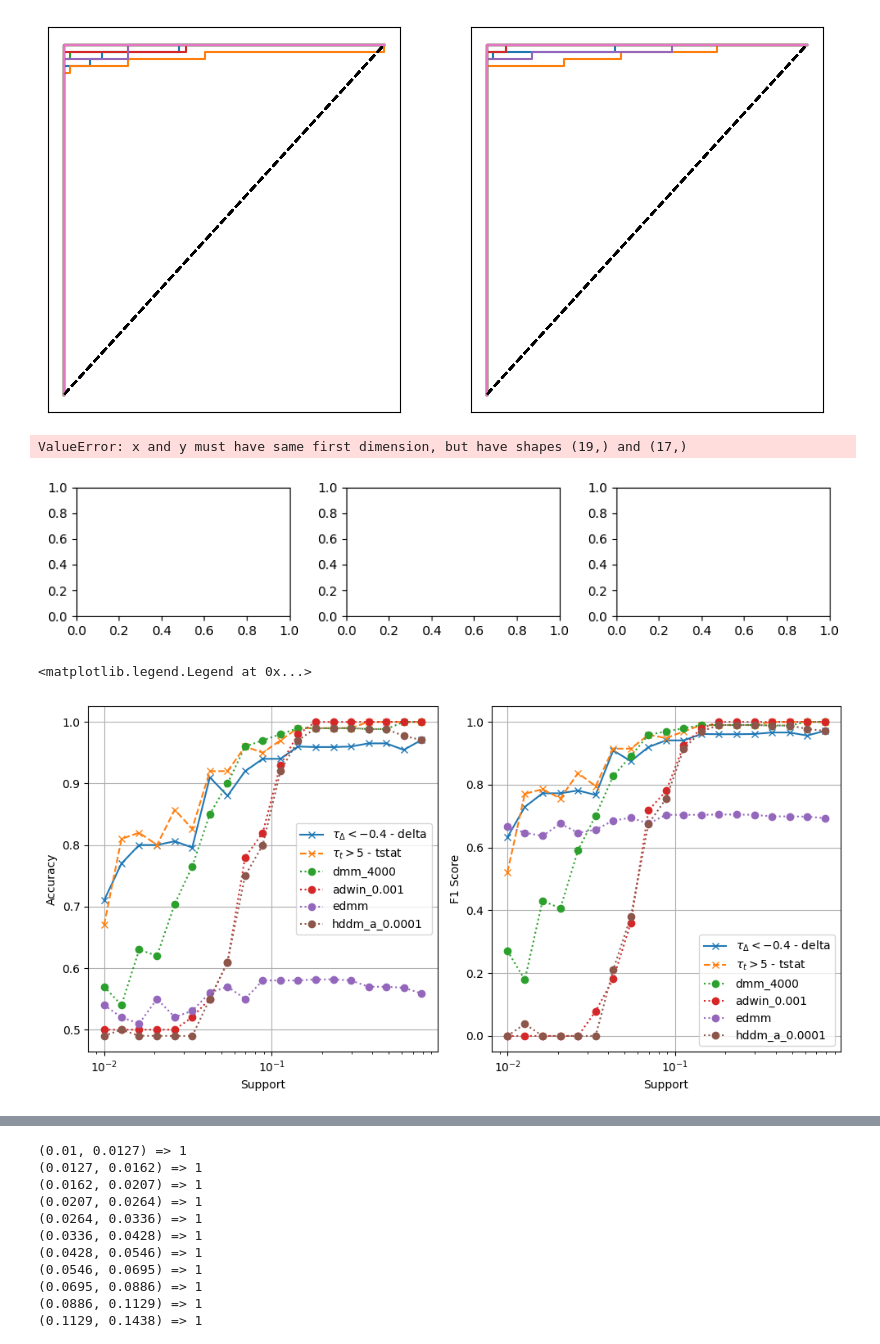
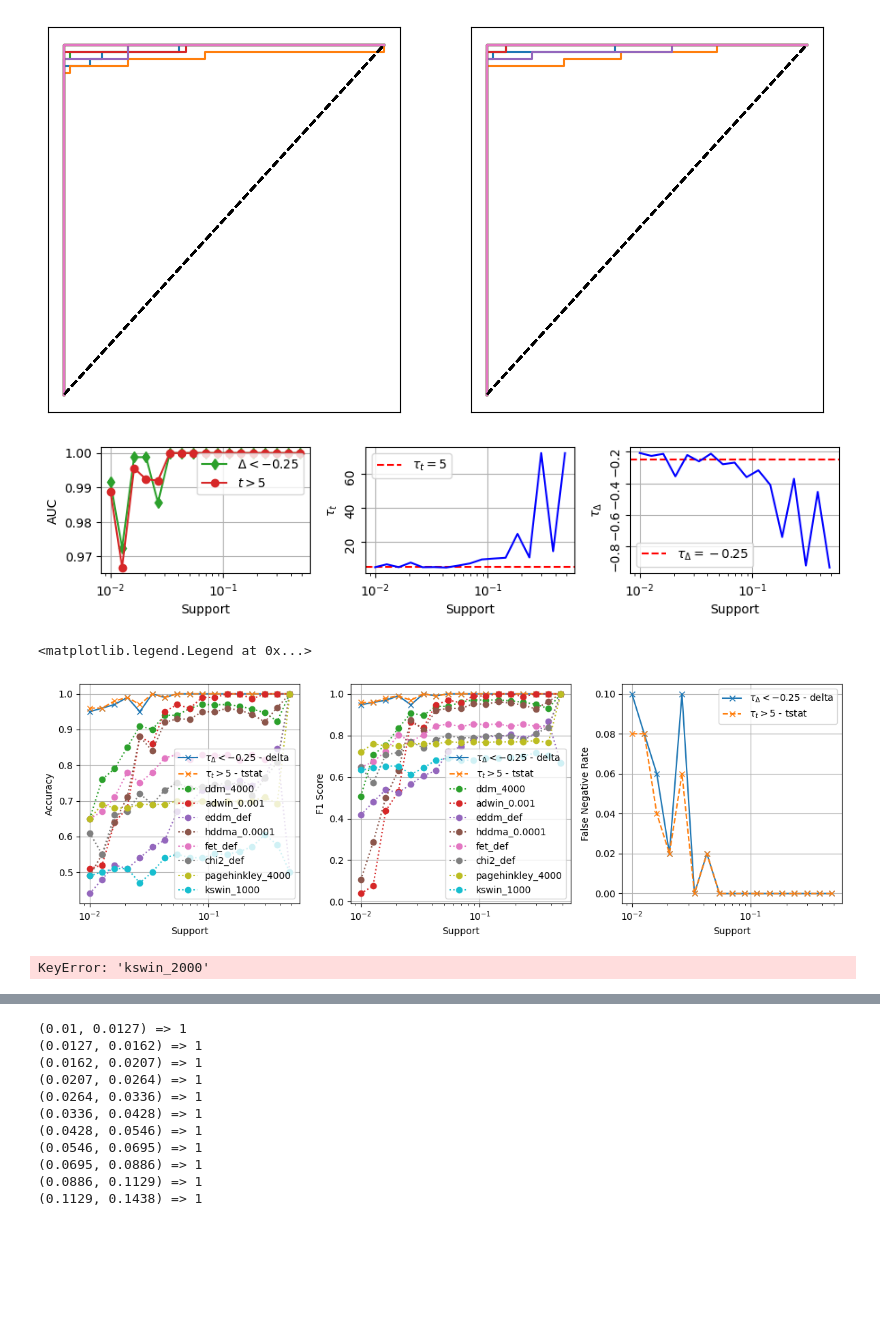
Before and after one commit to fgiobergia/DriftInspector, a Jupyter notebook: src/adult/overall.ipynb, the cells around one changed output, grey strips where cells are left out. Drawn from its saved outputs; the diff is of its cells as text; code cells hidden in the pictures; blank space fills up the shorter version.

Commit message:
updated overall plots

```diff
--- a/src/adult/overall.ipynb
+++ b/src/adult/overall.ipynb
@@ -12,7 +12,7 @@ import matplotlib.pyplot as plt
 
 from overall import load_file
 # %%
-exp_type = "adult"
+exp_type = "celeba"
 
 if exp_type == "adult":
     checkpoint = "xgb-adult"
@@ -67,14 +69,16 @@ buckets["neg"] = np.stack(buckets["neg"])
 # %%
+with open(f"{basedir_summary}/summary_bucket_results_overall_{exp_type}_may_16.pkl", "rb") as f:
+    summary = pickle.load(f)
 if exp_type == "adult":
-    with open("../summary_bucket_results_overall_adult.pkl", "rb") as f:
-        summary = pickle.load(f)
+    # with open("../summary_bucket_results_overall_adult.pkl", "rb") as f:
+    pass
 elif exp_type == "celeba":
-    with open("../summary_bucket_results_overall_celeba.pkl", "rb") as f:
-        summary = pickle.load(f)
+    # with open("../summary_bucket_results_overall_celeba__all_new_methods_kswin.pkl", "rb") as f:
+    #     summary = pickle.load(f)
 
     # for celeba, we do not take cases w/ support > 0.5 since only very few subgroups can be analyzed
     # (adult has more subgroups with high support)
-    for metric in ["accuracies", "precisions", "recalls", "f1s"]:
+    for metric in ["accuracies", "precisions", "recalls", "f1s", "fprs", "fnrs"]:
         for method in summary[metric]:
             summary[metric][method] = summary[metric][method][:-2] # hardcoded -2, removes supports > 0.5
     summary["supports"] = summary["supports"][:-2]
@@ -108,6 +125,8 @@ indicators = ["tstat", "delta"]
 
 scores_acc = {}
 scores_f1 = {}
+scores_fpr = {}
+scores_fnr = {}
 raw_scores = {}
 
 max_exp = 50
@@ -138,6 +157,8 @@ for indicator in indicators:
 
     scores_acc[indicator] = { model_name: [] for model_name in model_names }
     scores_f1[indicator] = { model_name: [] for model_name in model_names }
+    scores_fpr[indicator] = { model_name: [] for model_name in model_names }
+    scores_fnr[indicator] = { model_name: [] for model_name in model_names }
     raw_scores[indicator] = {}
 
     if plot_distrib:
@@ -172,6 +193,11 @@ for indicator in indicators:
             # y_pred = cross_val_predict(model, X, y, cv=10)
             scores_acc[indicator][model_name].append(accuracy_score(y, y_pred))
             scores_f1[indicator][model_name].append(f1_score(y, y_pred))
+
+            tn, fp, fn, tp = confusion_matrix(y, y_pred).ravel()
+            scores_fpr[indicator][model_name].append(fp / (fp + tn))
+            scores_fnr[indicator][model_name].append(fn / (fn + tp))
+
             raw_scores[indicator][bucket] = y, X[:, 0]
 
 
@@ -246,46 +272,60 @@ for i in range(3):
 
 fig.savefig(f"tuning-tau-{exp_type}.pdf", bbox_inches='tight')
 # %% [output]
-ValueError: x and y must have same first dimension, but have shapes (19,) and (17,)
-[figure, old version]
+[figure, new version]
 # %%
 # 2 plots, with extra space for the legend
-fig, ax = plt.subplots(1, 2, figsize=(10, 5))
+fig, ax = plt.subplots(1, 3, figsize=(12, 4))
+
+
 for k, v in scores_acc["delta"].items():
     ax[0].plot([ b[0] for b in buckets_list ], v, label=f"{k} - delta", marker='x')
 
 for k, v in scores_f1["delta"].items():
     ax[1].plot([ b[0] for b in buckets_list ], v, label=f"{k} - delta", marker='x')
+
+for k, v in scores_fnr["delta"].items():
+    ax[2].plot([ b[0] for b in buckets_list ], v, label=f"{k} - delta", marker='x')
 
 for k, v in scores_acc["tstat"].items():
     ax[0].plot([ b[0] for b in buckets_list ], v, label=f"{k} - tstat", marker='x', ls='--')
 
 for k, v in scores_f1["tstat"].items():
     ax[1].plot([ b[0] for b in buckets_list ], v, label=f"{k} - tstat", marker='x', ls='--')
 
+for k, v in scores_fnr["tstat"].items():
+    ax[2].plot([ b[0] for b in buckets_list ], v, label=f"{k} - tstat", marker='x', ls='--')
+
 
 models = summary["accuracies"].keys()
-
 for model in models:
     ax[0].plot([ s[0] for s in summary["supports"]], summary["accuracies"][model], label=model, ls=':', marker='o')
     ax[1].plot([ s[0] for s in summary["supports"]], summary["f1s"][model], label=model, ls=':', marker='o')
+    # ax[2].plot([ s[0] for s in summary["supports"]], summary["fprs"][model], label=model, ls=':', marker='o')
+
 # ax[0].legend()
 ax[0].set_xlabel("Support")
 ax[0].set_ylabel("Accuracy")
 ax[0].grid()
 
 # ax[1].legend()
 ax[1].set_xlabel("Support")
 ax[1].set_ylabel("F1 Score")
 ax[1].grid()
 
+ax[2].set_xlabel("Support")
+ax[2].set_ylabel("False Negative Rate")
+ax[2].grid()
+
 ax[0].set_xscale("log")
 ax[1].set_xscale("log")
+ax[2].set_xscale("log")
 
 plt.tight_layout()
 # show legend of figure
 ax[0].legend()
 ax[1].legend()
+ax[2].legend()
 # %% [output]
 <matplotlib.legend.Legend at 0x...>
-[figure, old version]
+[figure, new version]
@@ -291,0 +340,19 @@ ax[1].legend()
+# %%
+import numpy as np
+
+n_pts = 3
+
+n_models = len(models_list)
+metrics = ['accuracies', 'f1s', 'fprs', 'fnrs']
+res = np.zeros((n_models * n_pts, len(metrics)))
+for k in range(n_pts):
+    for i, (model, legend) in enumerate(models_list):
+        for j,met in enumerate(metrics):
+            res[k * n_models + i,j] = summary[met][model][k]
+
+    res[n_models-1 + n_models*k, 0] = scores_acc["tstat"][rf'$\tau_t > {tau_t}$'][k]
+    res[n_models-1 + n_models*k, 1] = scores_f1["tstat"] [rf'$\tau_t > {tau_t}$'][k]
+    res[n_models-1 + n_models*k, 2] = scores_fpr["tstat"][rf'$\tau_t > {tau_t}$'][k]
+    res[n_models-1 + n_models*k, 3] = scores_fnr["tstat"][rf'$\tau_t > {tau_t}$'][k]
+# %% [output]
+KeyError: 'kswin_2000'
```
Also changed, not shown: parts of 13 cells of this notebook.
